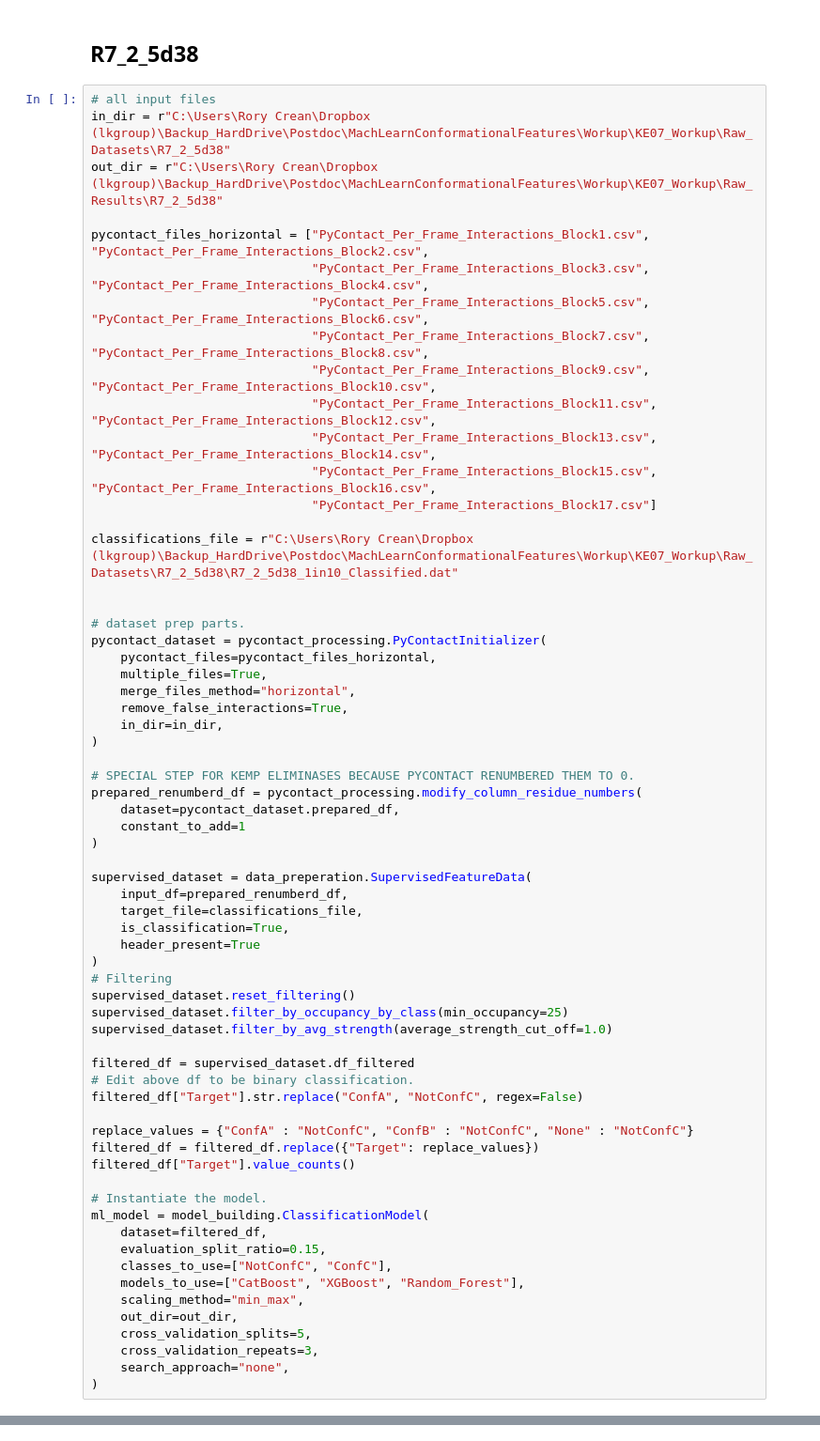
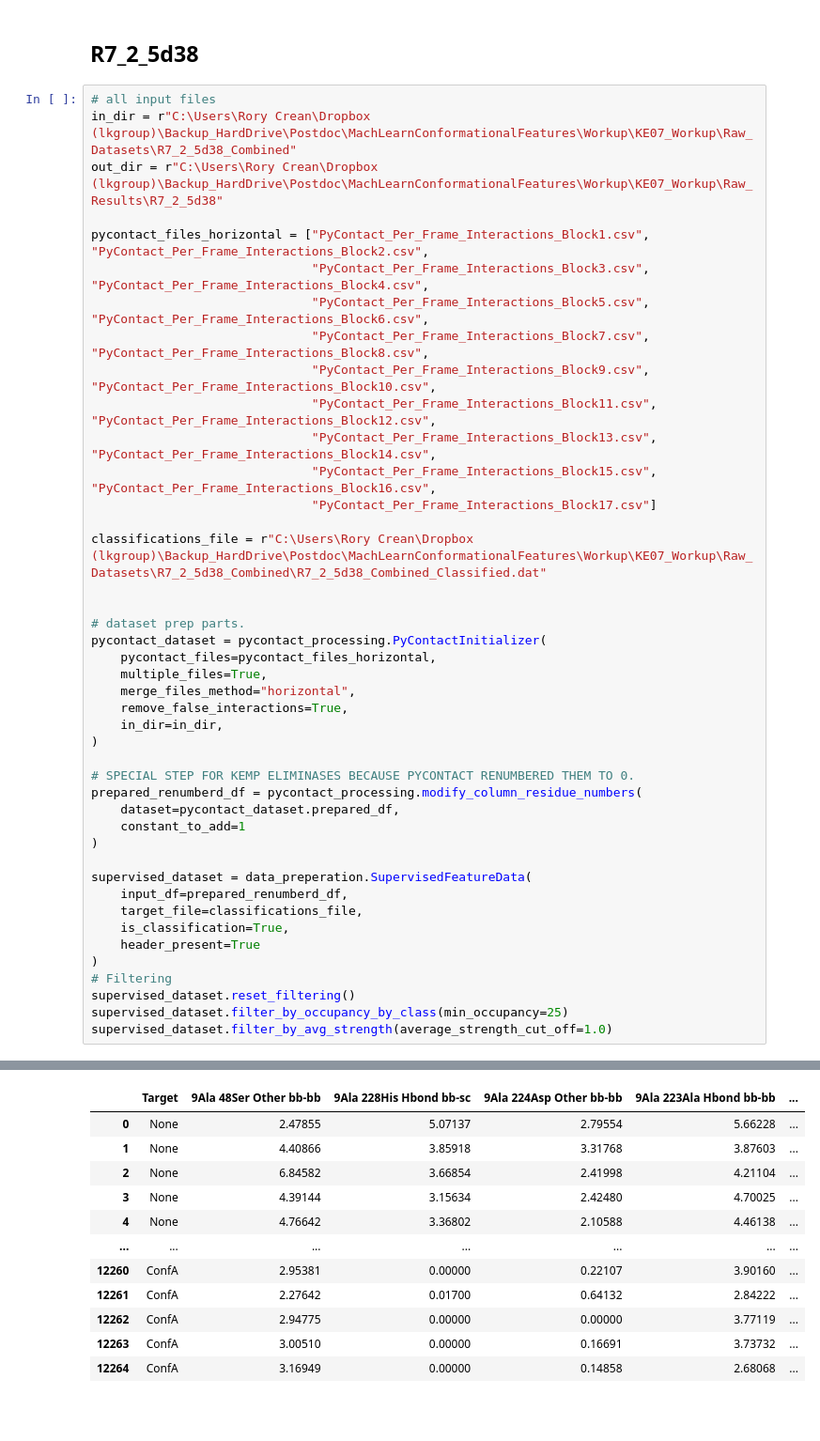
Before and after one commit to kamerlinlab/KIF, a Jupyter notebook: tutorials/Kemp_Elim_ML_Classification.ipynb, the cells around one changed output, grey strips where cells are left out. Shown: that part at 94% size. Saved outputs shown, nothing was run; the diff lists cells and outputs as text; blank space fills up the shorter version.

```diff
--- a/tutorials/Kemp_Elim_ML_Classification.ipynb
+++ b/tutorials/Kemp_Elim_ML_Classification.ipynb
@@ -611,7 +432,7 @@ pymol_projections.project_multiple_per_feature_scores(
 ## R7_2_5d38
 # %%
 # all input files
-in_dir = r"C:\Users\Rory Crean\Dropbox (lkgroup)\Backup_HardDrive\Postdoc\MachLearnConformationalFeatures\Workup\KE07_Workup\Raw_Datasets\R7_2_5d38"
+in_dir = r"C:\Users\Rory Crean\Dropbox (lkgroup)\Backup_HardDrive\Postdoc\MachLearnConformationalFeatures\Workup\KE07_Workup\Raw_Datasets\R7_2_5d38_Combined"
 out_dir = r"C:\Users\Rory Crean\Dropbox (lkgroup)\Backup_HardDrive\Postdoc\MachLearnConformationalFeatures\Workup\KE07_Workup\Raw_Results\R7_2_5d38"
 
 pycontact_files_horizontal = ["PyContact_Per_Frame_Interactions_Block1.csv", "PyContact_Per_Frame_Interactions_Block2.csv",
@@ -624,7 +445,7 @@ pycontact_files_horizontal = ["PyContact_Per_Frame_Interactions_Block1.csv", "Py
                               "PyContact_Per_Frame_Interactions_Block15.csv", "PyContact_Per_Frame_Interactions_Block16.csv",
                               "PyContact_Per_Frame_Interactions_Block17.csv"]
 
-classifications_file = r"C:\Users\Rory Crean\Dropbox (lkgroup)\Backup_HardDrive\Postdoc\MachLearnConformationalFeatures\Workup\KE07_Workup\Raw_Datasets\R7_2_5d38\R7_2_5d38_1in10_Classified.dat"
+classifications_file = r"C:\Users\Rory Crean\Dropbox (lkgroup)\Backup_HardDrive\Postdoc\MachLearnConformationalFeatures\Workup\KE07_Workup\Raw_Datasets\R7_2_5d38_Combined\R7_2_5d38_Combined_Classified.dat"
 
 
 # dataset prep parts.
@@ -652,24 +473,4 @@ supervised_dataset = data_preperation.SupervisedFeatureData(
 supervised_dataset.reset_filtering()
 supervised_dataset.filter_by_occupancy_by_class(min_occupancy=25)
 supervised_dataset.filter_by_avg_strength(average_strength_cut_off=1.0)
-
-filtered_df = supervised_dataset.df_filtered
-# Edit above df to be binary classification.
-filtered_df["Target"].str.replace("ConfA", "NotConfC", regex=False)
-
-replace_values = {"ConfA" : "NotConfC", "ConfB" : "NotConfC", "None" : "NotConfC"}
-filtered_df = filtered_df.replace({"Target": replace_values})
-filtered_df["Target"].value_counts()
-
-# Instantiate the model.
-ml_model = model_building.ClassificationModel(
-    dataset=filtered_df,
-    evaluation_split_ratio=0.15,
-    classes_to_use=["NotConfC", "ConfC"],
-    models_to_use=["CatBoost", "XGBoost", "Random_Forest"],
-    scaling_method="min_max",
-    out_dir=out_dir,
-    cross_validation_splits=5,
-    cross_validation_repeats=3,
-    search_approach="none",
-)
+# %% [output]
@@ -675,0 +482,12 @@ ml_model = model_building.ClassificationModel(
+|  | Target | 9Ala 48Ser Other bb-bb | 9Ala 228His Hbond bb-sc | 9Ala 224Asp Other bb-bb | 9Ala 223Ala Hbond bb-bb | ... |
+| 0 | None | 2.47855 | 5.07137 | 2.79554 | 5.66228 | ... |
+| 1 | None | 4.40866 | 3.85918 | 3.31768 | 3.87603 | ... |
+| 2 | None | 6.84582 | 3.66854 | 2.41998 | 4.21104 | ... |
+| 3 | None | 4.39144 | 3.15634 | 2.42480 | 4.70025 | ... |
+| 4 | None | 4.76642 | 3.36802 | 2.10588 | 4.46138 | ... |
+| ... | ... | ... | ... | ... | ... | ... |
+| 12260 | ConfA | 2.95381 | 0.00000 | 0.22107 | 3.90160 | ... |
+| 12261 | ConfA | 2.27642 | 0.01700 | 0.64132 | 2.84222 | ... |
+| 12262 | ConfA | 2.94775 | 0.00000 | 0.00000 | 3.77119 | ... |
+| 12263 | ConfA | 3.00510 | 0.00000 | 0.16691 | 3.73732 | ... |
+| 12264 | ConfA | 3.16949 | 0.00000 | 0.14858 | 2.68068 | ... |
```
Also changed, not shown: parts of 104 cells of this notebook, 2 other files.
